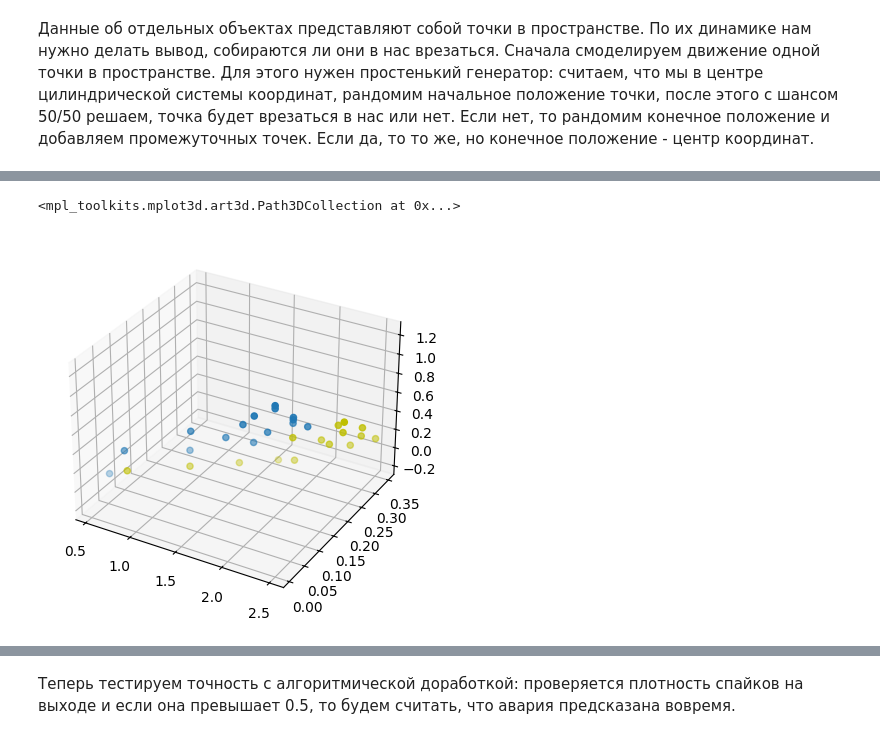
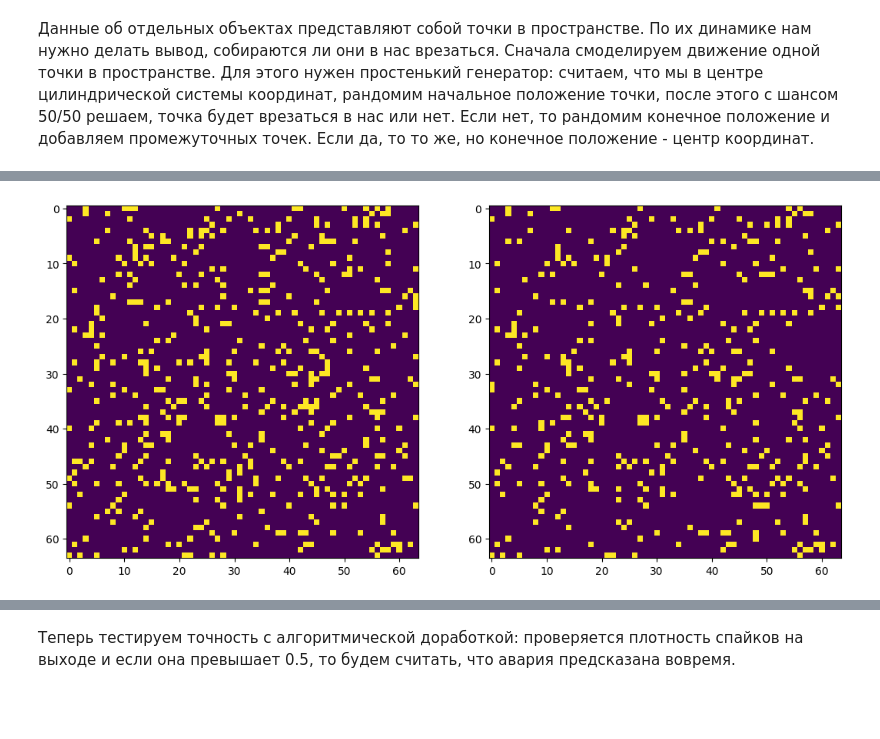
Before and after one commit to mattykurlzz/snn_crash_recognition, a Jupyter notebook: snn.ipynb, the cells around one changed output, grey strips where cells are left out. Cells and saved outputs as stored; diff of their text form; code cells hidden in the pictures; blank space fills up the shorter version.

```diff
--- a/snn.ipynb
+++ b/snn.ipynb
@@ -102,19 +274,31 @@ net = SnnNet()
-# %%
-fig = plt.figure()
-ax = fig.add_subplot(projection='3d')
-
-tens = torch.ones(15, 1, 3)
-net(tens)
-ax.scatter(net.membrane_mem.detach().numpy()[:, 0], net.membrane_mem.detach().numpy()[:, 1], net.membrane_mem.detach().numpy()[:, 2])
-# ax.plot(tens.detach().numpy()[:,0, 0], tens.detach().numpy()[:,0, 1], tens.detach().numpy()[:,0, 2])
-
-tens = torch.zeros(15, 1, 3)
-for i in range(4):
-    tens[i][0][0] = 0.5
-# print(tens)
-net(tens)
-ax.scatter(net.membrane_mem.detach().numpy()[:, 0], net.membrane_mem.detach().numpy()[:, 1], net.membrane_mem.detach().numpy()[:, 2], c='y')
-# %% [output]
-<mpl_toolkits.mplot3d.art3d.Path3DCollection at 0x...>
-[figure, removed]
+# %%
+def live_imshow(data1, data2, figsize=(7,5), title=''):
+    clear_output(wait=True)
+    fig, (ax1, ax2) = plt.subplots(ncols=2, figsize=figsize)
+    ax1.imshow(data1)
+    ax2.imshow(data2)
+    plt.title(title)
+    plt.show();
+# %%
+tens = torch.ones(50, 1, img_size[0], img_size[1])
+images1 = net(tens)
+
+tens = single_data(
+            field_depth_m,
+            field_height_m,
+            fov_deg,
+            camera_pos,
+            output_length=50,
+            img_size=img_size,
+        ).image_sequence
+images2 = net(tens)
+
+for (img1, img2) in zip(images1, images2):
+    live_imshow(
+        img1.unflatten(0, (64, 64)).detach().numpy(),
+        img2.unflatten(0, (64, 64)).detach().numpy(),
+        figsize=(13, 13)
+    )
+# %% [output]
+[figure, added]
 # %%
```
Also changed, not shown: parts of 13 cells of this notebook, 1 other file.
